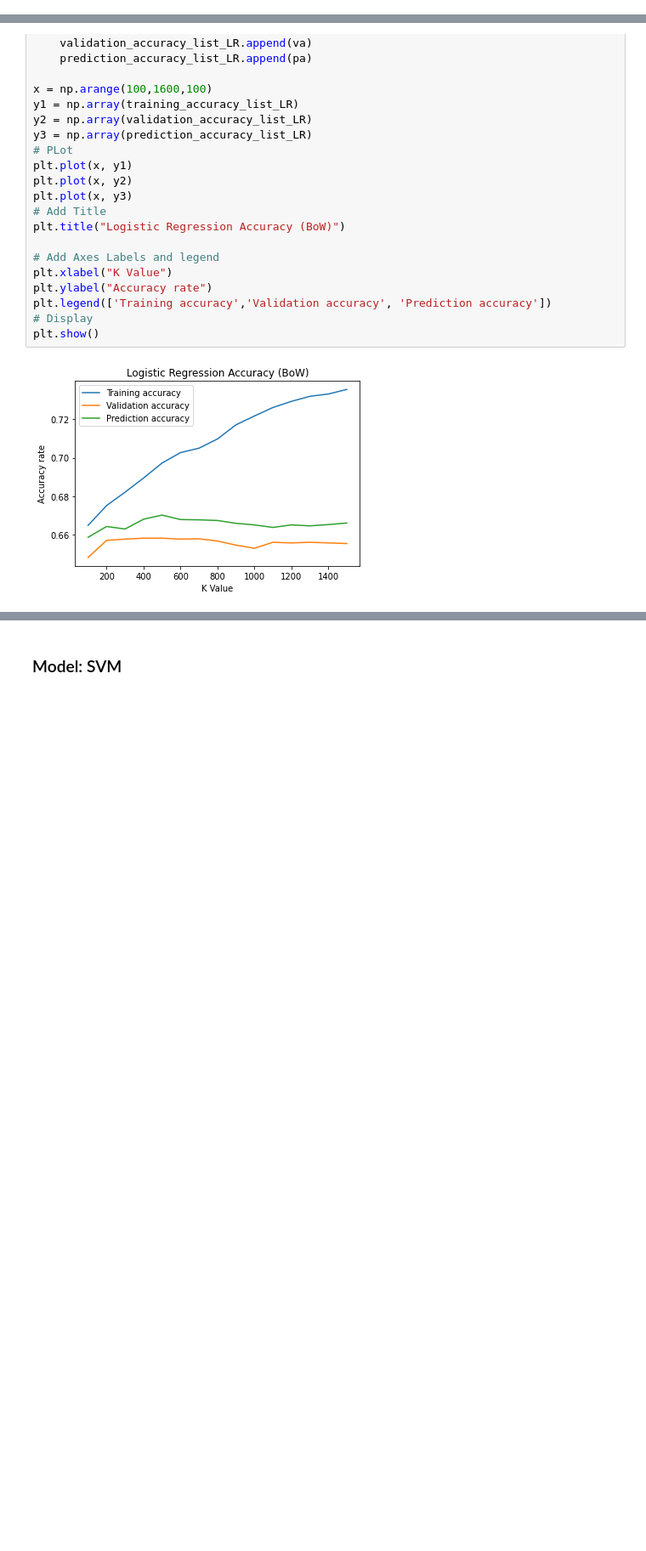
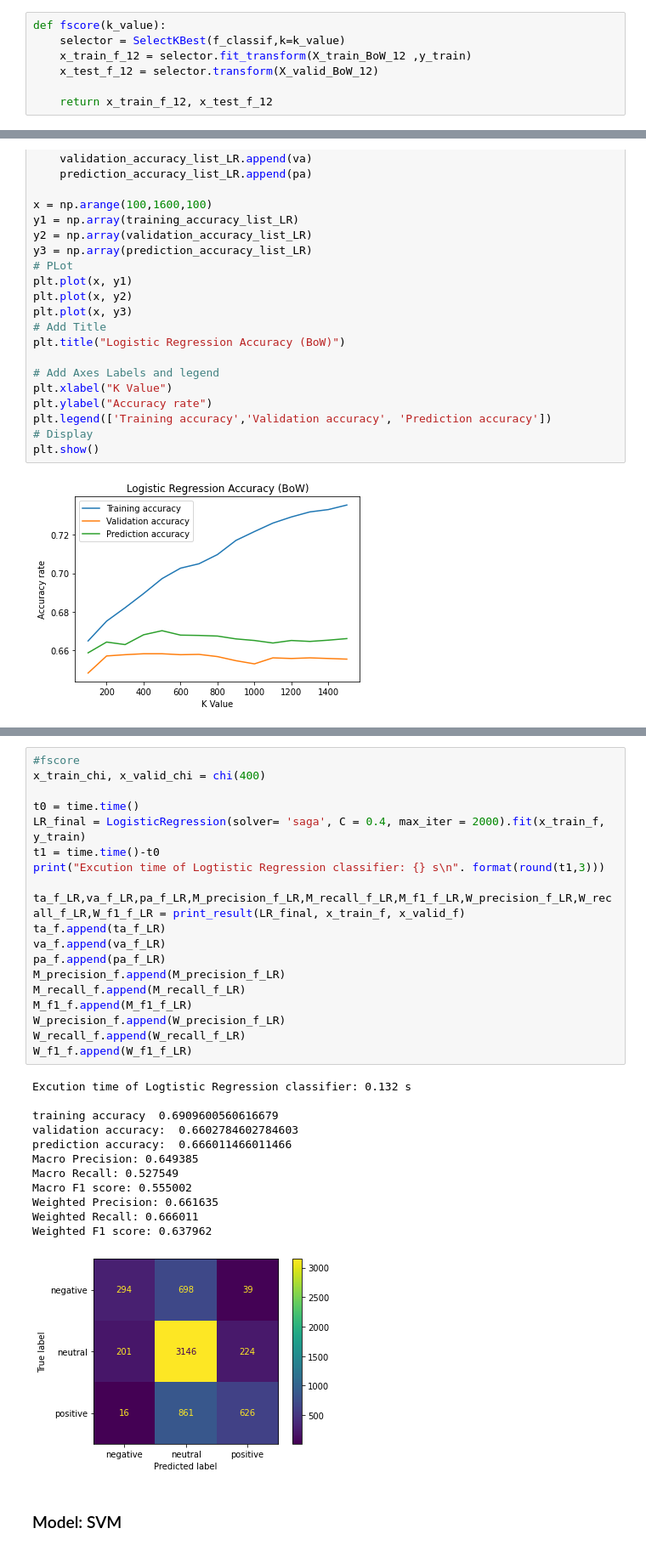
Before and after one commit to RicardoXXXXXX/Tweet-s-sentiment-prediction, a Jupyter notebook: COMP30027-Assignment2 (new).ipynb, the cells around one changed output, grey strips where cells are left out. Shown at 85% size. Saved outputs shown, nothing was run; the diff lists cells and outputs as text; blank space fills up the shorter version.

Commit message:
Plot all models

```diff
--- a/COMP30027-Assignment2 (new).ipynb
+++ b/COMP30027-Assignment2 (new).ipynb
@@ -209,6 +205,13 @@ def chi(k_value):
     x_test_chi_12 = selector.transform(X_valid_BoW_12)
 
     return x_train_chi_12, x_test_chi_12
+# %%
+def fscore(k_value):
+    selector = SelectKBest(f_classif,k=k_value)
+    x_train_f_12 = selector.fit_transform(X_train_BoW_12 ,y_train)
+    x_test_f_12 = selector.transform(X_valid_BoW_12)
+
+    return x_train_f_12, x_test_f_12
 # %% [markdown]
 ### Compare BoW and TFIDF
 # %%
@@ -433,3 +479,35 @@ Weighted F1 score: 0.640679
+# %%
+#fscore
+x_train_chi, x_valid_chi = chi(400)
+
+t0 = time.time()
+LR_final = LogisticRegression(solver= 'saga', C = 0.4, max_iter = 2000).fit(x_train_f, y_train)
+t1 = time.time()-t0
+print("Excution time of Logtistic Regression classifier: {} s\n". format(round(t1,3)))
+
+ta_f_LR,va_f_LR,pa_f_LR,M_precision_f_LR,M_recall_f_LR,M_f1_f_LR,W_precision_f_LR,W_recall_f_LR,W_f1_f_LR = print_result(LR_final, x_train_f, x_valid_f)
+ta_f.append(ta_f_LR)
+va_f.append(va_f_LR)
+pa_f.append(pa_f_LR)
+M_precision_f.append(M_precision_f_LR)
+M_recall_f.append(M_recall_f_LR)
+M_f1_f.append(M_f1_f_LR)
+W_precision_f.append(W_precision_f_LR)
+W_recall_f.append(W_recall_f_LR)
+W_f1_f.append(W_f1_f_LR)
+# %% [output]
+Excution time of Logtistic Regression classifier: 0.132 s
+
+training accuracy  0.6909600560616679
+validation accuracy:  0.6602784602784603
+prediction accuracy:  0.666011466011466
+Macro Precision: 0.649385
+Macro Recall: 0.527549
+Macro F1 score: 0.555002
+Weighted Precision: 0.661635
+Weighted Recall: 0.666011
+Weighted F1 score: 0.637962
+[figure, added]
 # %% [markdown]
 ### Model: SVM
 # %%
```
Also changed, not shown: parts of 25 cells of this notebook.
